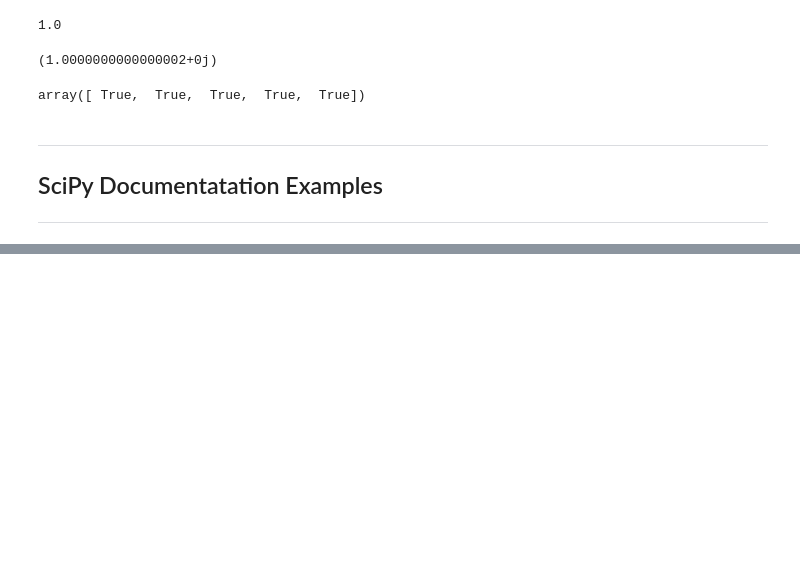
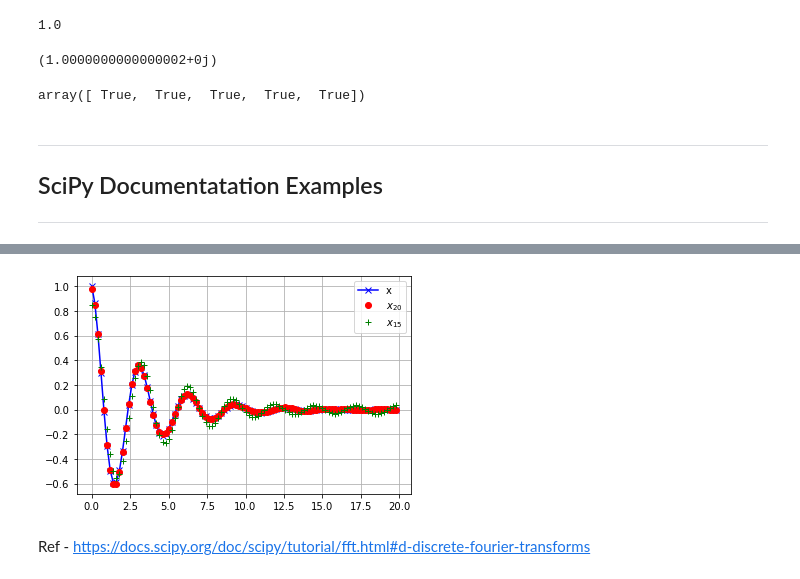
Before and after one commit to DylanMorr/Emerging-Technology-Assessment, a Jupyter notebook: content/Main-Notebooks/fourier-transform.ipynb, the cells around one changed output, grey strips where cells are left out. Saved outputs shown, nothing was run; the diff lists cells and outputs as text; code cells hidden in the pictures; blank space fills up the shorter version.

```diff
--- a/content/Main-Notebooks/fourier-transform.ipynb
+++ b/content/Main-Notebooks/fourier-transform.ipynb
@@ -372,0 +436,36 @@ array([ True,  True,  True,  True,  True])
+# %%
+N = 100
+
+t = np.linspace(0,20,N, endpoint=False)
+x = np.exp(-t/3)*np.cos(2*t)
+y = dct(x, norm='ortho')
+
+window = np.zeros(N)
+window[:20] = 1
+
+yr = idct(y*window, norm='ortho')
+
+sum(abs(x-yr)**2) / sum(abs(x)**2)
+
+plt.plot(t, x, '-bx')
+
+plt.plot(t, yr, 'ro')
+
+window = np.zeros(N)
+window[:15] = 1
+
+yr = idct(y*window, norm='ortho')
+
+sum(abs(x-yr)**2) / sum(abs(x)**2)
+
+plt.plot(t, yr, 'g+')
+
+plt.legend(['x', '$x_{20}$', '$x_{15}$'])
+
+plt.grid()
+
+plt.show()
+# %% [output]
+[figure, added]
+# %% [markdown]
+Ref - https://docs.scipy.org/doc/scipy/tutorial/fft.html#d-discrete-fourier-transforms
```
Also changed, not shown: parts of 14 cells of this notebook.
